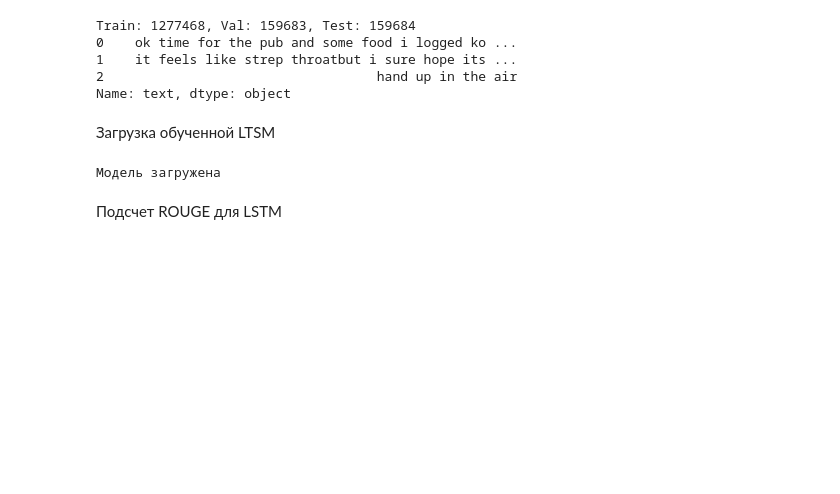
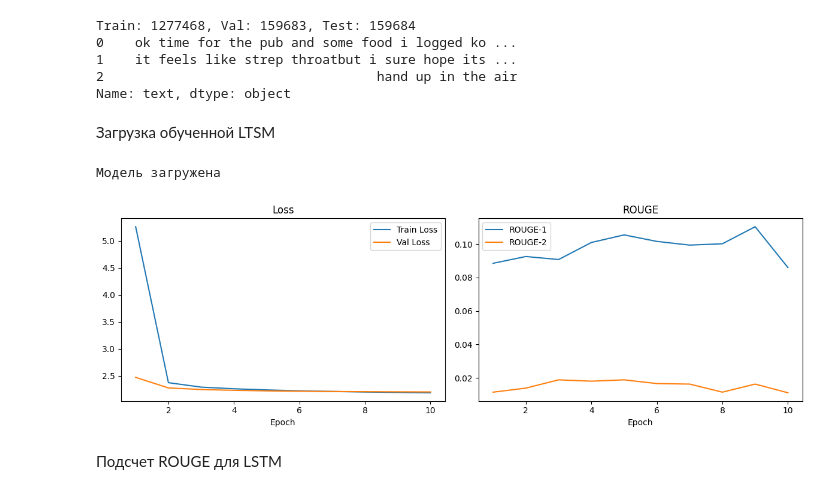
Before and after one commit to annakozacenko/praktikum_dl_sprint2, a Jupyter notebook: solution.ipynb, the cells around one changed output. Drawn from its saved outputs; the diff is of its cells as text; code cells hidden in the pictures; blank space fills up the shorter version.

```diff
--- a/solution.ipynb
+++ b/solution.ipynb
@@ -60,6 +60,32 @@ model.eval()
 print("Модель загружена")
 # %% [output]
 Модель загружена
+# %%
+import pandas as pd
+import matplotlib.pyplot as plt
+
+df = pd.read_csv("training_log.csv")
+
+fig, (ax1, ax2) = plt.subplots(1, 2, figsize=(12, 4))
+
+# Loss
+ax1.plot(df["epoch"], df["train_loss"], label="Train Loss")
+ax1.plot(df["epoch"], df["val_loss"], label="Val Loss")
+ax1.set_title("Loss")
+ax1.set_xlabel("Epoch")
+ax1.legend()
+
+# ROUGE
+ax2.plot(df["epoch"], df["rouge1"], label="ROUGE-1")
+ax2.plot(df["epoch"], df["rouge2"], label="ROUGE-2")
+ax2.set_title("ROUGE")
+ax2.set_xlabel("Epoch")
+ax2.legend()
+
+plt.tight_layout()
+plt.show()
+# %% [output]
+[figure, added]
 # %% [markdown]
 Подсчет ROUGE для LSTM
 # %%
```
Also changed, not shown: parts of 6 cells of this notebook.
